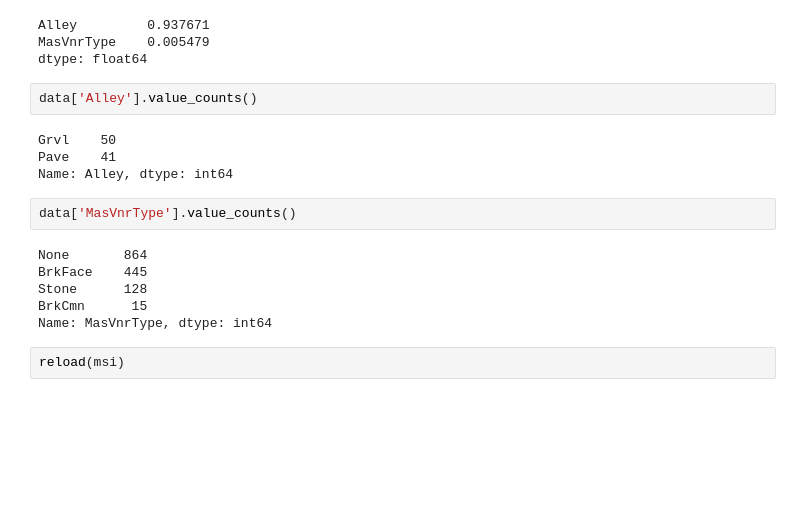
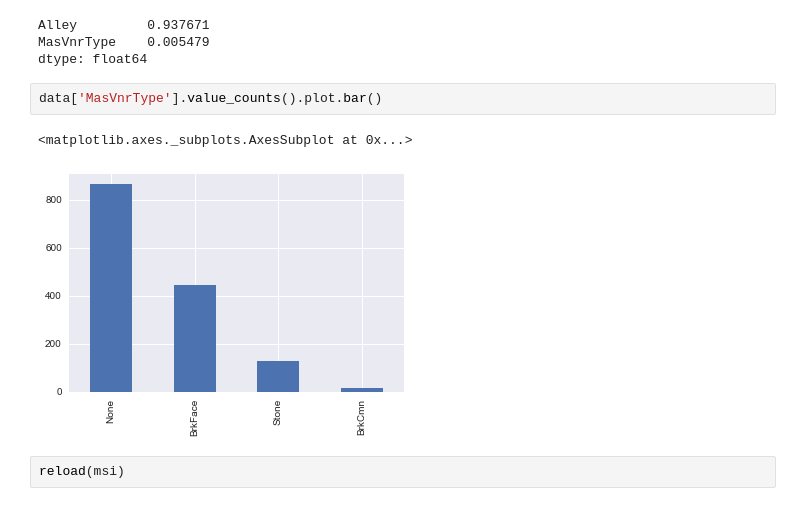
Before and after one commit to feature-engine/feature_engine, a Jupyter notebook: examples/missing_data_imputers.ipynb, the cells around one changed output. Saved outputs shown, nothing was run; the diff lists cells and outputs as text; blank space fills up the shorter version.

```diff
--- a/examples/missing_data_imputers.ipynb
+++ b/examples/missing_data_imputers.ipynb
@@ -162,19 +185,10 @@ Alley         0.937671
 MasVnrType    0.005479
 dtype: float64
 # %%
-data['Alley'].value_counts()
+data['MasVnrType'].value_counts().plot.bar()
 # %% [output]
-Grvl    50
-Pave    41
-Name: Alley, dtype: int64
+<matplotlib.axes._subplots.AxesSubplot at 0x...>
+[figure, added]
-# %%
-data['MasVnrType'].value_counts()
-# %% [output]
-None       864
-BrkFace    445
-Stone      128
-BrkCmn      15
-Name: MasVnrType, dtype: int64
 # %%
 reload(msi)
 # %% [output]
```
Also changed, not shown: parts of 12 cells of this notebook, 2 other files.
